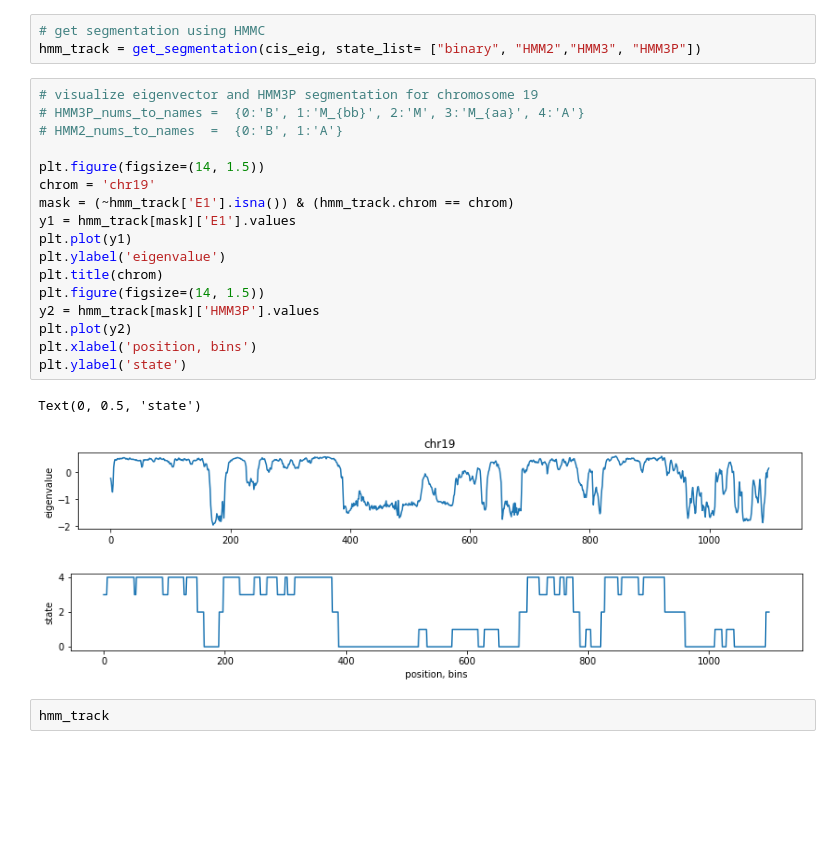
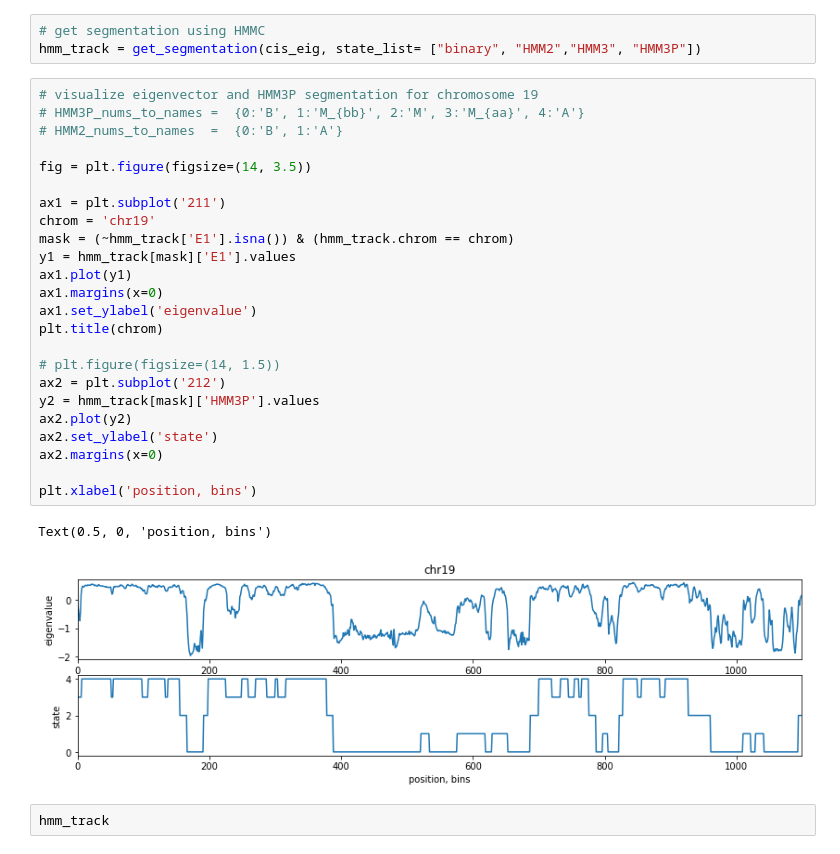
Before and after one commit to luisdiaz1997/HMM3P, a Jupyter notebook: notebooks/call_compartments.ipynb, the cells around one changed output. Saved outputs shown, nothing was run; the diff lists cells and outputs as text; blank space fills up the shorter version.

Commit message:
fixed colormap figure 1

```diff
--- a/notebooks/call_compartments.ipynb
+++ b/notebooks/call_compartments.ipynb
@@ -42,24 +43,30 @@ hmm_track = get_segmentation(cis_eig, state_list= ["binary", "HMM2","HMM3", "HMM
 # %%
 # visualize eigenvector and HMM3P segmentation for chromosome 19
 # HMM3P_nums_to_names =  {0:'B', 1:'M_{bb}', 2:'M', 3:'M_{aa}', 4:'A'}
 # HMM2_nums_to_names  =  {0:'B', 1:'A'}
 
-plt.figure(figsize=(14, 1.5))
+fig = plt.figure(figsize=(14, 3.5))
+
+ax1 = plt.subplot('211')
 chrom = 'chr19'
 mask = (~hmm_track['E1'].isna()) & (hmm_track.chrom == chrom)
 y1 = hmm_track[mask]['E1'].values
-plt.plot(y1)
-plt.ylabel('eigenvalue')
+ax1.plot(y1)
+ax1.margins(x=0)
+ax1.set_ylabel('eigenvalue')
 plt.title(chrom)
-plt.figure(figsize=(14, 1.5))
+
+# plt.figure(figsize=(14, 1.5))
+ax2 = plt.subplot('212')
 y2 = hmm_track[mask]['HMM3P'].values
-plt.plot(y2)
+ax2.plot(y2)
+ax2.set_ylabel('state')
+ax2.margins(x=0)
+
 plt.xlabel('position, bins')
-plt.ylabel('state')
 # %% [output]
-Text(0, 0.5, 'state')
+Text(0.5, 0, 'position, bins')
-[figure, old version]
+[figure, new version]
-[figure, removed]
 # %%
 hmm_track
 # %% [output]
```
Also changed, not shown: parts of 4 cells of this notebook, 5 other files.
